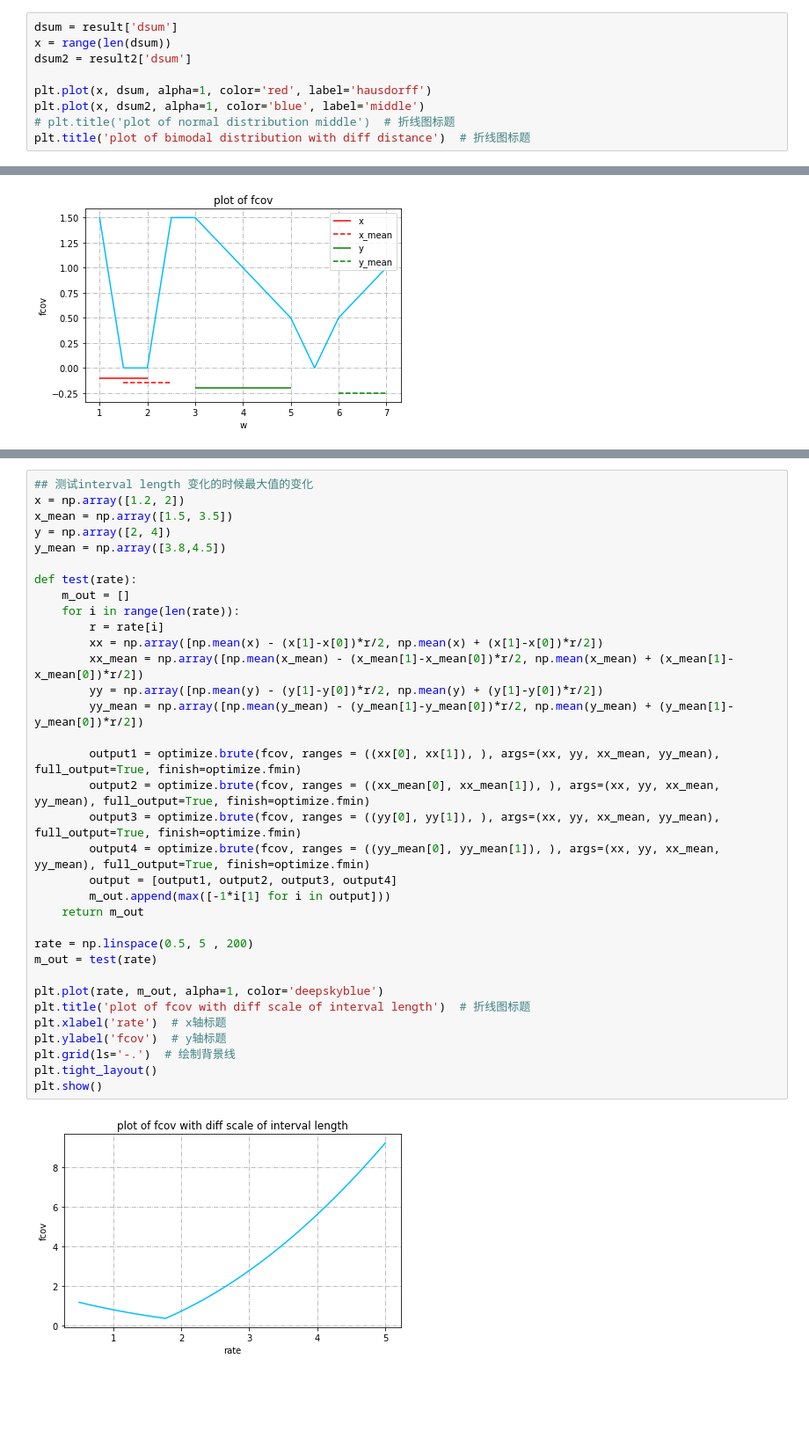
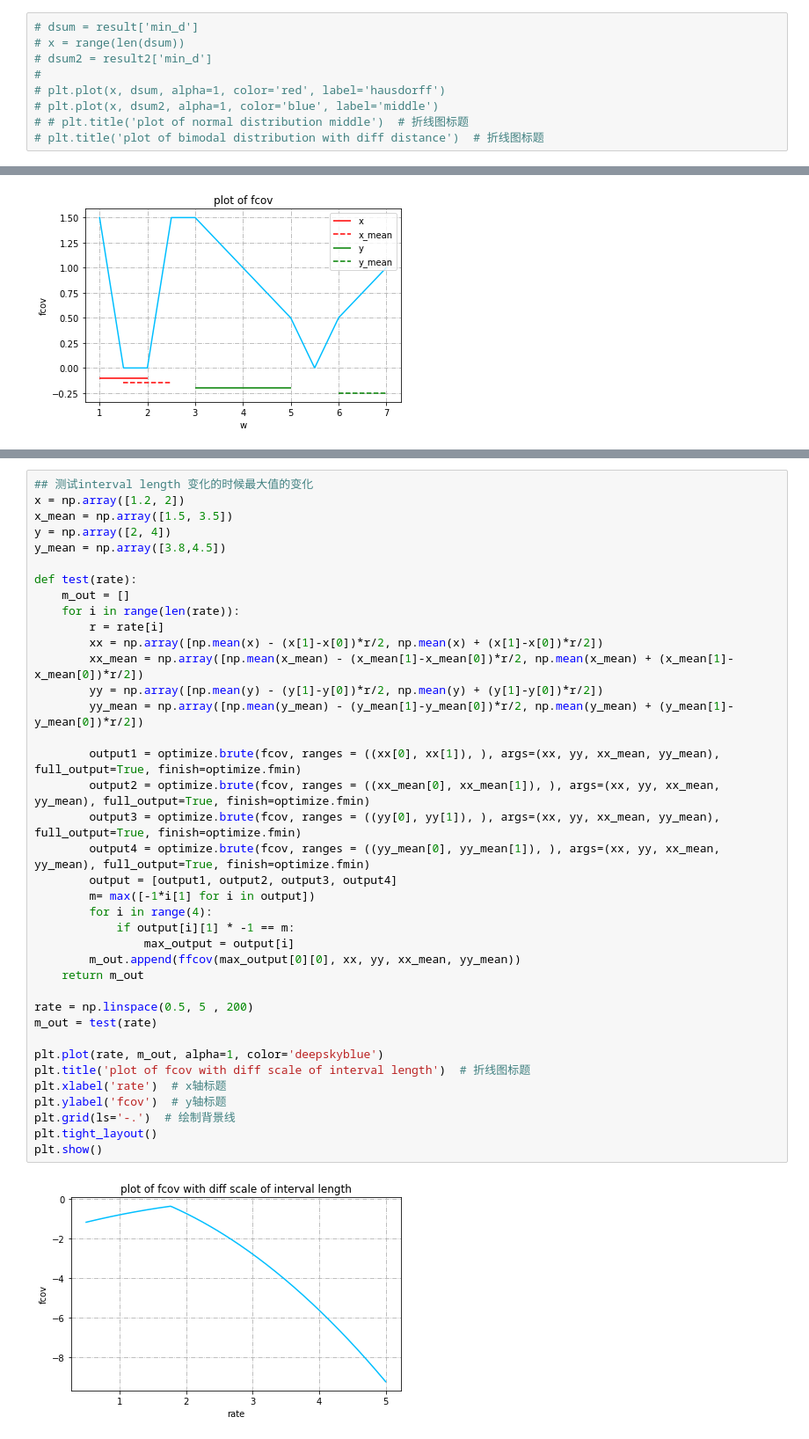
Before and after one commit to kxlkxl1999/ZKRP, a Jupyter notebook: main.ipynb, the cells around one changed output, grey strips where cells are left out. Shown at 88% size. Drawn from its saved outputs; the diff is of its cells as text; blank space fills up the shorter version.

```diff
--- a/main.ipynb
+++ b/main.ipynb
@@ -34,12 +35,12 @@ show(mydata, './fig/interval data bimodal with mean3.jpg', result2)
 [figure]
 [figure]
 # %%
-dsum = result['dsum']
-x = range(len(dsum))
-dsum2 = result2['dsum']
-
-plt.plot(x, dsum, alpha=1, color='red', label='hausdorff')
-plt.plot(x, dsum2, alpha=1, color='blue', label='middle')
-# plt.title('plot of normal distribution middle')  # 折线图标题
-plt.title('plot of bimodal distribution with diff distance')  # 折线图标题
+# dsum = result['min_d']
+# x = range(len(dsum))
+# dsum2 = result2['min_d']
+#
+# plt.plot(x, dsum, alpha=1, color='red', label='hausdorff')
+# plt.plot(x, dsum2, alpha=1, color='blue', label='middle')
+# # plt.title('plot of normal distribution middle')  # 折线图标题
+# plt.title('plot of bimodal distribution with diff distance')  # 折线图标题
 # %% [output]
@@ -740,32 +736,36 @@ x_mean = np.array([1.5, 3.5])
 y = np.array([2, 4])
 y_mean = np.array([3.8,4.5])
 
 def test(rate):
     m_out = []
     for i in range(len(rate)):
         r = rate[i]
         xx = np.array([np.mean(x) - (x[1]-x[0])*r/2, np.mean(x) + (x[1]-x[0])*r/2])
         xx_mean = np.array([np.mean(x_mean) - (x_mean[1]-x_mean[0])*r/2, np.mean(x_mean) + (x_mean[1]-x_mean[0])*r/2])
         yy = np.array([np.mean(y) - (y[1]-y[0])*r/2, np.mean(y) + (y[1]-y[0])*r/2])
         yy_mean = np.array([np.mean(y_mean) - (y_mean[1]-y_mean[0])*r/2, np.mean(y_mean) + (y_mean[1]-y_mean[0])*r/2])
 
         output1 = optimize.brute(fcov, ranges = ((xx[0], xx[1]), ), args=(xx, yy, xx_mean, yy_mean), full_output=True, finish=optimize.fmin)
         output2 = optimize.brute(fcov, ranges = ((xx_mean[0], xx_mean[1]), ), args=(xx, yy, xx_mean, yy_mean), full_output=True, finish=optimize.fmin)
         output3 = optimize.brute(fcov, ranges = ((yy[0], yy[1]), ), args=(xx, yy, xx_mean, yy_mean), full_output=True, finish=optimize.fmin)
         output4 = optimize.brute(fcov, ranges = ((yy_mean[0], yy_mean[1]), ), args=(xx, yy, xx_mean, yy_mean), full_output=True, finish=optimize.fmin)
         output = [output1, output2, output3, output4]
-        m_out.append(max([-1*i[1] for i in output]))
+        m= max([-1*i[1] for i in output])
+        for i in range(4):
+            if output[i][1] * -1 == m:
+                max_output = output[i]
+        m_out.append(ffcov(max_output[0][0], xx, yy, xx_mean, yy_mean))
     return m_out
 
 rate = np.linspace(0.5, 5 , 200)
 m_out = test(rate)
 
 plt.plot(rate, m_out, alpha=1, color='deepskyblue')
 plt.title('plot of fcov with diff scale of interval length')  # 折线图标题
 plt.xlabel('rate')  # x轴标题
 plt.ylabel('fcov')  # y轴标题
 plt.grid(ls='-.')  # 绘制背景线
 plt.tight_layout()
 plt.show()
 # %% [output]
-[figure, old version]
+[figure, new version]
```
Also changed, not shown: parts of 14 cells of this notebook, 5 other files.
